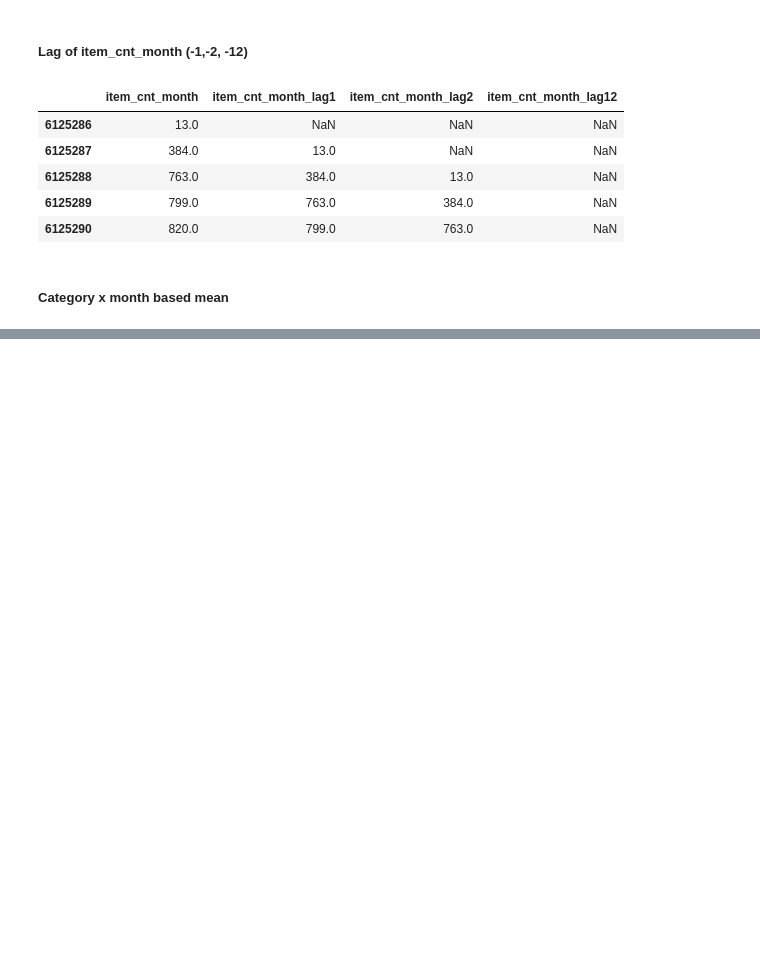
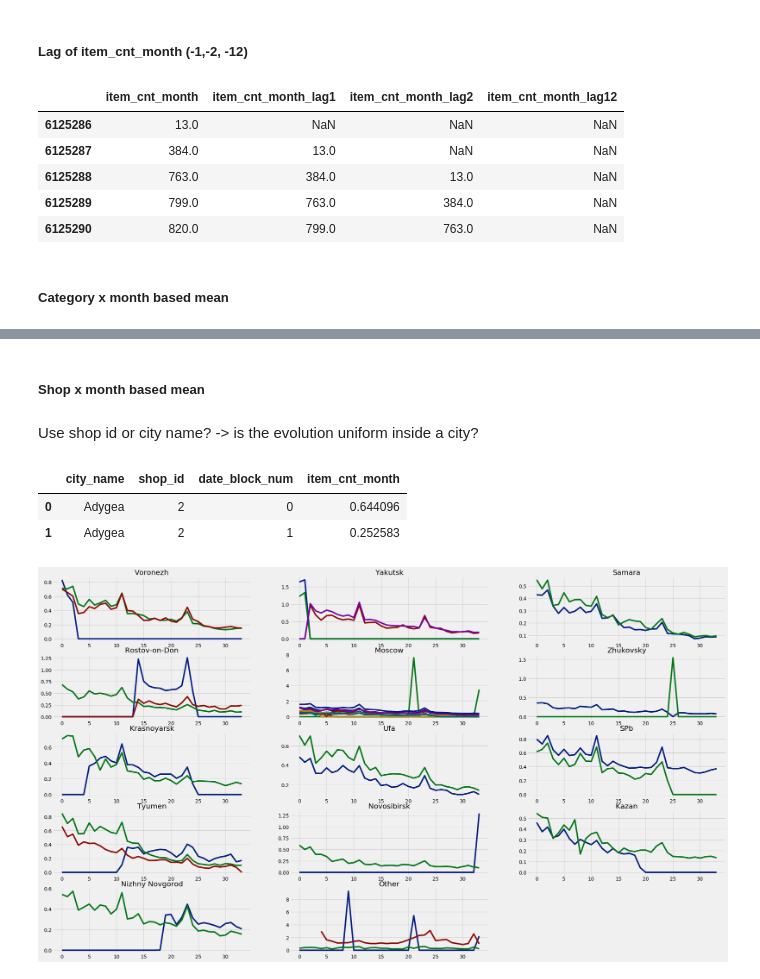
Before and after one commit to RobBlanchard/kaggle-predict-sales, a Jupyter notebook: XGBoost - 2.ipynb, the cells around one changed output, grey strips where cells are left out. Saved outputs shown, nothing was run; the diff lists cells and outputs as text; code cells hidden in the pictures; blank space fills up the shorter version.

```diff
--- a/XGBoost - 2.ipynb
+++ b/XGBoost - 2.ipynb
@@ -905,0 +915,31 @@ df_fe.head(2)
+# %% [markdown]
+##### Shop x month based mean
+# %% [markdown]
+Use shop id or city name? -> is the evolution uniform inside a city?
+# %%
+shop_mean_by_city = (df_fe.groupby(["city_name","shop_id","date_block_num"])
+                    .agg({"item_cnt_month":"mean"})
+                    .reset_index())
+shop_mean_by_city.head(2)
+# %% [output]
+|  | city_name | shop_id | date_block_num | item_cnt_month |
+| 0 | Adygea | 2 | 0 | 0.644096 |
+| 1 | Adygea | 2 | 1 | 0.252583 |
+# %%
+#5x3
+plt.figure(figsize=(30,18))
+
+i=1
+for c in set(shop_mean_by_city["city_name"]):
+    shops_id_c = set(shop_mean_by_city.loc[shop_mean_by_city["city_name"]==c,"shop_id"])
+    if len(set(shops_id_c))>1:
+        for s_id in shops_id_c:
+            shops_id_c_tmp = shop_mean_by_city.loc[shop_mean_by_city["shop_id"]==s_id,]
+            plt.subplot(5,3,i)
+            plt.plot(shops_id_c_tmp["date_block_num"],shops_id_c_tmp["item_cnt_month"])
+        i+=1
+        plt.title(c)
+
+plt.show()
+# %% [output]
+[figure, added]
```
Also changed, not shown: parts of 15 cells of this notebook.
